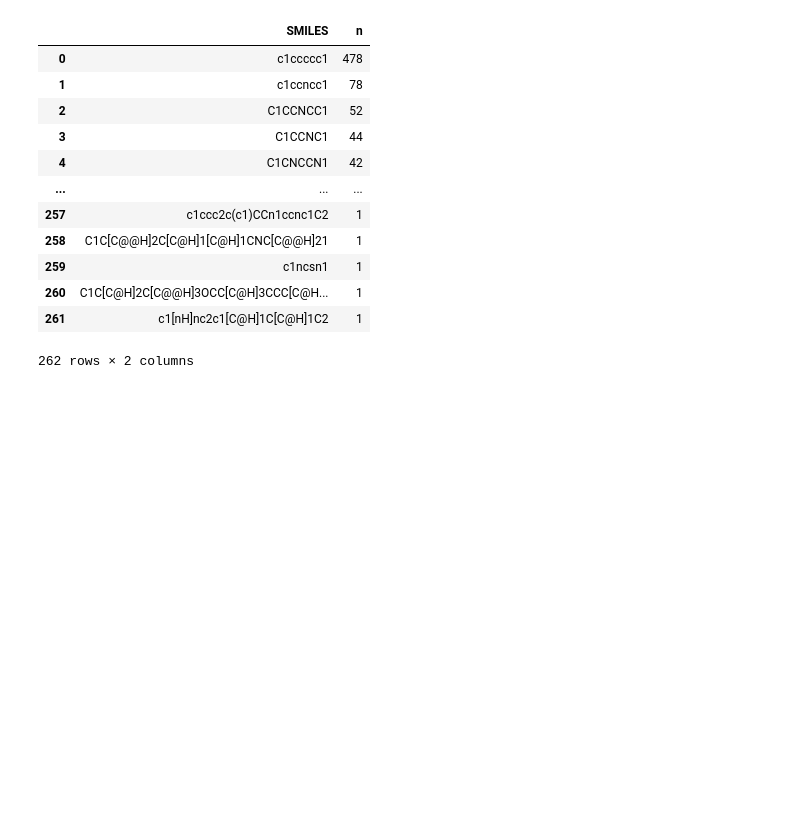
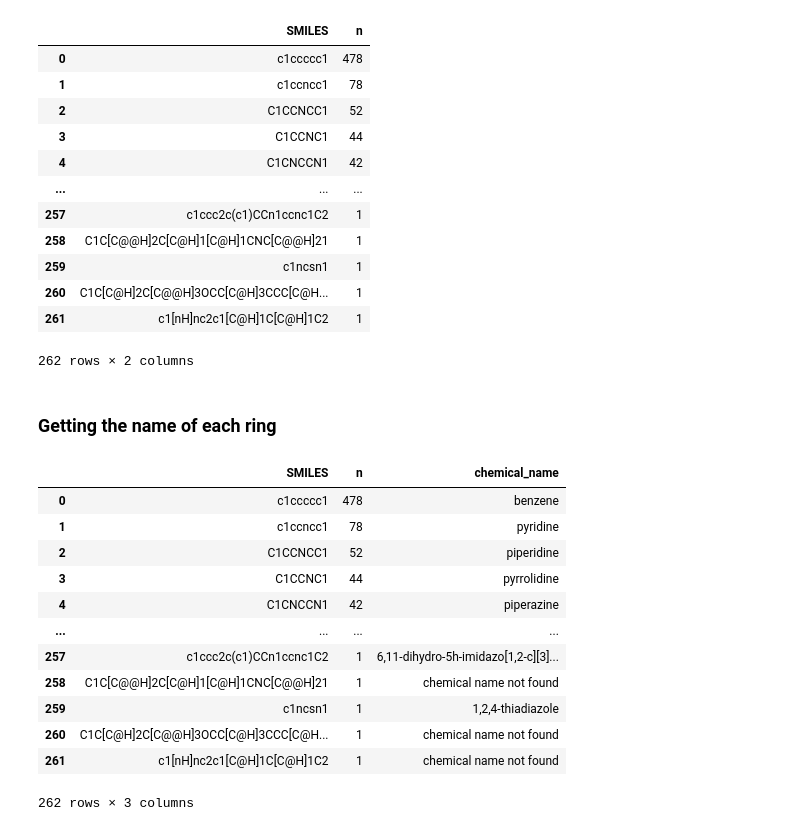
Before and after one commit to arturcgs/lipinski-analysis, a Jupyter notebook: jupyter_notebooks/9_study_of_rings.ipynb, the cells around one changed output. Drawn from its saved outputs; the diff is of its cells as text; code cells hidden in the pictures; blank space fills up the shorter version.

```diff
--- a/jupyter_notebooks/9_study_of_rings.ipynb
+++ b/jupyter_notebooks/9_study_of_rings.ipynb
@@ -213,3 +235,5 @@ rings_df
 | 260 | C1C[C@H]2C[C@@H]3OCC[C@H]3CCC[C@H... | 1 |
 | 261 | c1[nH]nc2c1[C@H]1C[C@H]1C2 | 1 |
 262 rows × 2 columns
+# %% [markdown]
+### Getting the name of each ring
@@ -215,0 +255,17 @@ rings_df
+# %%
+rings_df['chemical_name'] = rings_df.SMILES.apply(get_chemical_name)
+rings_df
+# %% [output]
+|  | SMILES | n | chemical_name |
+| 0 | c1ccccc1 | 478 | benzene |
+| 1 | c1ccncc1 | 78 | pyridine |
+| 2 | C1CCNCC1 | 52 | piperidine |
+| 3 | C1CCNC1 | 44 | pyrrolidine |
+| 4 | C1CNCCN1 | 42 | piperazine |
+| ... | ... | ... | ... |
+| 257 | c1ccc2c(c1)CCn1ccnc1C2 | 1 | 6,11-dihydro-5h-imidazo[1,2-c][3]... |
+| 258 | C1C[C@@H]2C[C@H]1[C@H]1CNC[C@@H]21 | 1 | chemical name not found |
+| 259 | c1ncsn1 | 1 | 1,2,4-thiadiazole |
+| 260 | C1C[C@H]2C[C@@H]3OCC[C@H]3CCC[C@H... | 1 | chemical name not found |
+| 261 | c1[nH]nc2c1[C@H]1C[C@H]1C2 | 1 | chemical name not found |
+262 rows × 3 columns
```
Also changed, not shown: parts of 25 cells of this notebook, 2 other files.
